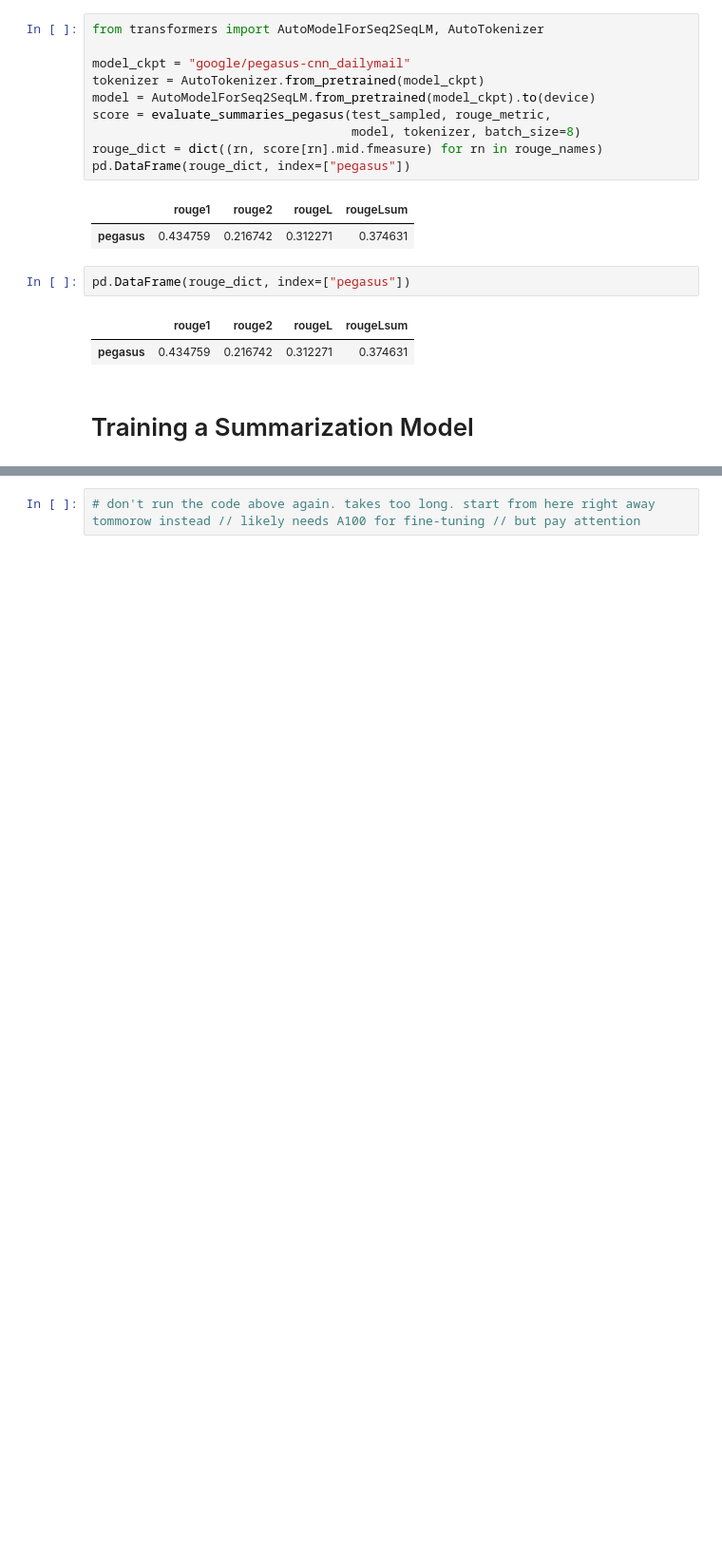
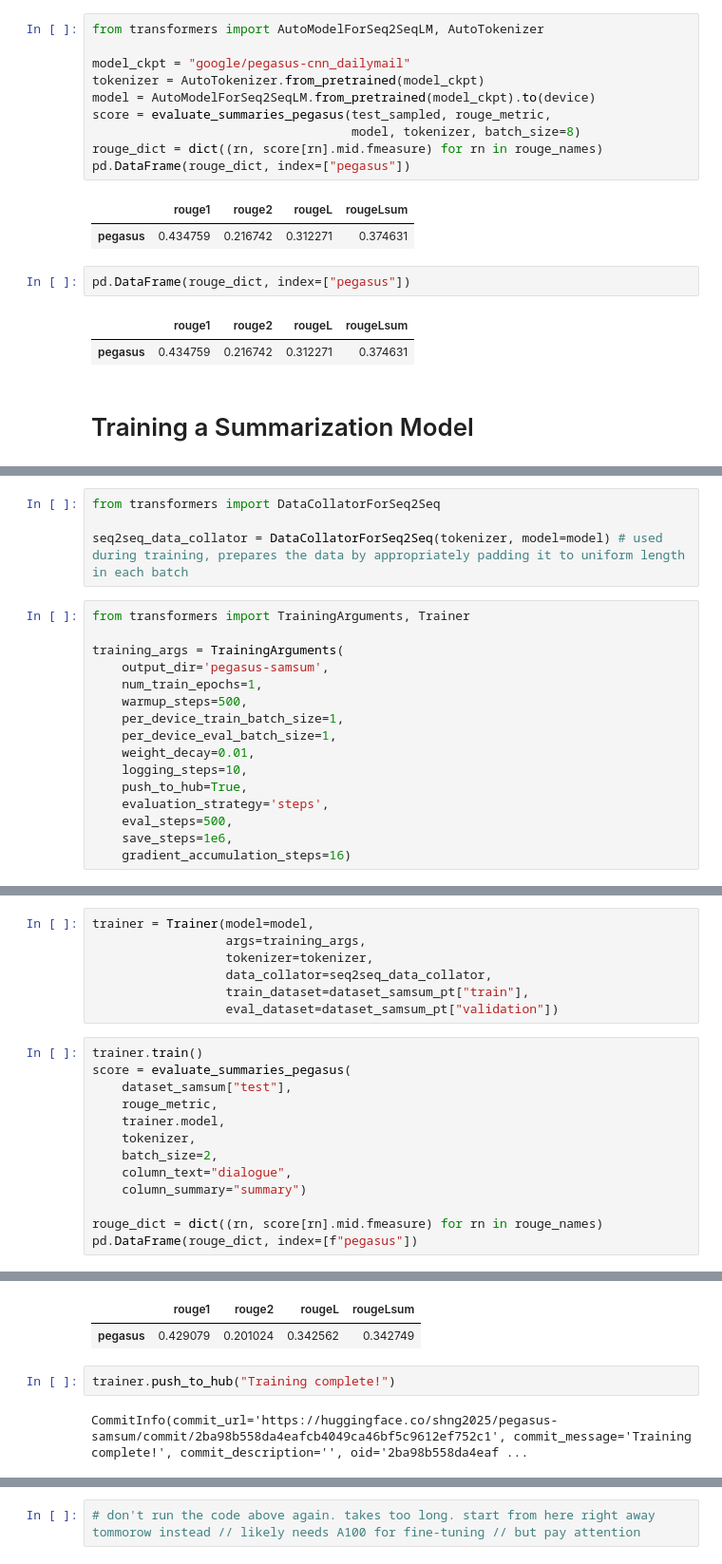
Before and after one commit to Ice-Citron/NLP-Transformer, a Jupyter notebook: Chapter 6/CS_EE_Summarisation.ipynb, the cells around one changed output, grey strips where cells are left out. Shown at 95% size. Saved outputs shown, nothing was run; the diff lists cells and outputs as text; blank space fills up the shorter version.

```diff
--- a/Chapter 6/CS_EE_Summarisation.ipynb
+++ b/Chapter 6/CS_EE_Summarisation.ipynb
@@ -697,0 +1116,20 @@ pd.DataFrame(rouge_dict, index=["pegasus"])
+# %%
+from transformers import DataCollatorForSeq2Seq
+
+seq2seq_data_collator = DataCollatorForSeq2Seq(tokenizer, model=model) # used during training, prepares the data by appropriately padding it to uniform length in each batch
+# %%
+from transformers import TrainingArguments, Trainer
+
+training_args = TrainingArguments(
+    output_dir='pegasus-samsum',
+    num_train_epochs=1,
+    warmup_steps=500,
+    per_device_train_batch_size=1,
+    per_device_eval_batch_size=1,
+    weight_decay=0.01,
+    logging_steps=10,
+    push_to_hub=True,
+    evaluation_strategy='steps',
+    eval_steps=500,
+    save_steps=1e6,
+    gradient_accumulation_steps=16)
@@ -697,0 +1257,21 @@ pd.DataFrame(rouge_dict, index=["pegasus"])
+# %%
+trainer = Trainer(model=model,
+                  args=training_args,
+                  tokenizer=tokenizer,
+                  data_collator=seq2seq_data_collator,
+                  train_dataset=dataset_samsum_pt["train"],
+                  eval_dataset=dataset_samsum_pt["validation"])
+# %%
+trainer.train()
+score = evaluate_summaries_pegasus(
+    dataset_samsum["test"],
+    rouge_metric,
+    trainer.model,
+    tokenizer,
+    batch_size=2,
+    column_text="dialogue",
+    column_summary="summary")
+
+rouge_dict = dict((rn, score[rn].mid.fmeasure) for rn in rouge_names)
+pd.DataFrame(rouge_dict, index=[f"pegasus"])
+# %% [output]
@@ -697,0 +1295,6 @@ pd.DataFrame(rouge_dict, index=["pegasus"])
+|  | rouge1 | rouge2 | rougeL | rougeLsum |
+| pegasus | 0.429079 | 0.201024 | 0.342562 | 0.342749 |
+# %%
+trainer.push_to_hub("Training complete!")
+# %% [output]
+CommitInfo(commit_url='https://huggingface.co/shng2025/pegasus-samsum/commit/2ba98b558da4eafcb4049ca46bf5c9612ef752c1', commit_message='Training complete!', commit_description='', oid='2ba98b558da4eaf ...
```
Also changed, not shown: parts of 42 cells of this notebook.
